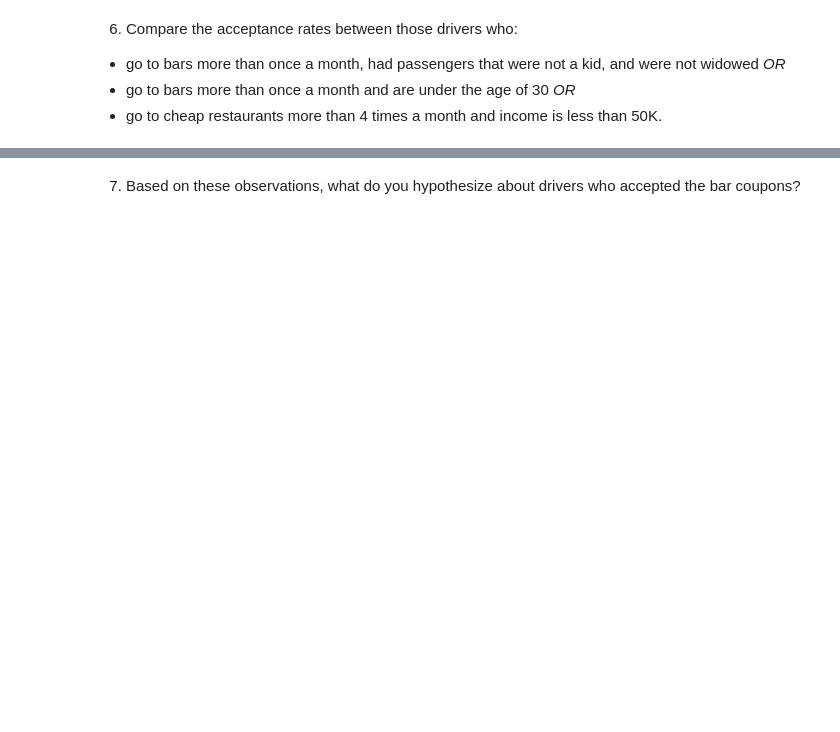
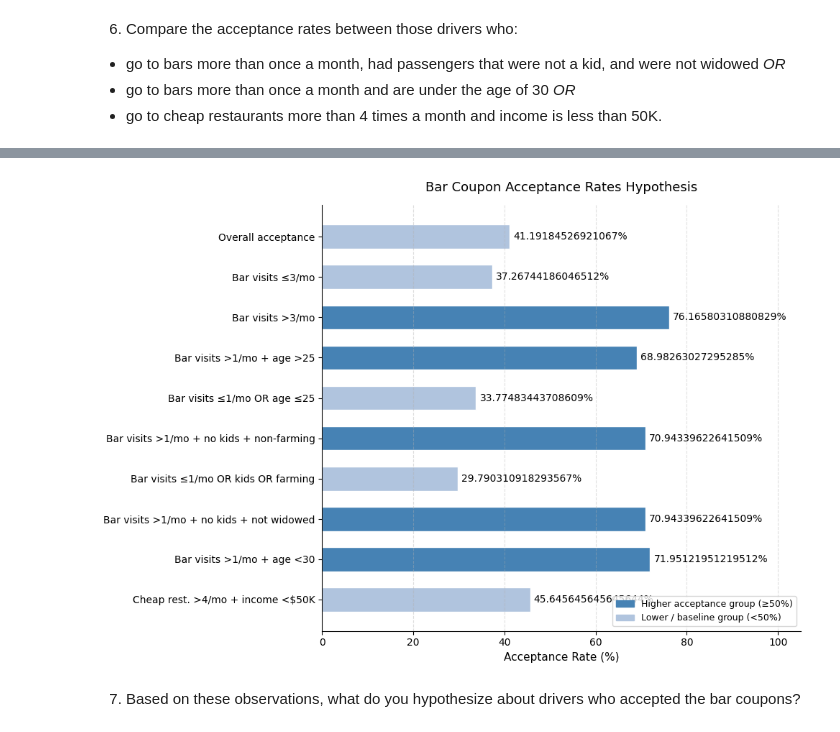
Before and after one commit to gowd-haraginadoni/ML-Will-Customer-Accept-Coupon, a Jupyter notebook: prompt.ipynb, the cells around one changed output, grey strips where cells are left out. Drawn from its saved outputs; the diff is of its cells as text; code cells hidden in the pictures; blank space fills up the shorter version.

```diff
--- a/prompt.ipynb
+++ b/prompt.ipynb
@@ -283,30 +261,28 @@ Acceptance rate of other drivers: 29.79%
 - go to bars more than once a month and are under the age of 30 *OR*
 - go to cheap restaurants more than 4 times a month and income is less than 50K.
 # %%
-acceptance_bar_freq_no_kids_non_farm = df_bar.query(
+acceptance_bar_freq_no_kids_non_farm = acceptance_rate(df_bar.query(
     "Bar not in @bar_less_than_1 and "
     "maritalStatus != 'Widowed' and "
     "passenger != 'Kid(s)'"
-)
-print(f"Acceptance rate: bar visitors >1/month, no kid passengers, not widowed: {acceptance_rate_str(acceptance_bar_freq_no_kids_non_farm)}")
+))
+print(f"Acceptance rate: bar visitors >1/month, no kid passengers, not widowed: {format_perc(acceptance_bar_freq_no_kids_non_farm)}")
 
 age_less_30 = ['21', 'below21', '26']
-acceptance_bar_freq_under_30 = df_bar.query(
+acceptance_bar_freq_under_30 = acceptance_rate(df_bar.query(
     "Bar not in @bar_less_than_1 and "
     "age in @age_less_30"
-)
-print(f"Acceptance rate: bar visitors >1/month, age <30: {acceptance_rate_str(acceptance_bar_freq_under_30)}")
+))
+print(f"Acceptance rate: bar visitors >1/month, age <30: {format_perc(acceptance_bar_freq_under_30)}")
 
 rest_visit_4plus = ['4~8', 'gt8']
 income_less_50k = ['Less than $12500', '$12500 - $24999', '$25000 - $37499', '$37500 - $49999']
-print(f"Val = {df_bar['income'].value_counts()}")
 
-acceptance_budget_dining_under_50k = df_bar.query(
+acceptance_budget_dining_under_50k = acceptance_rate(df_bar.query(
     "RestaurantLessThan20 in @rest_visit_4plus and "
     "income in @income_less_50k"
-)
-print(len(acceptance_budget_dining_under_50k))
-print(f"Acceptance rate: cheap restaurant visitors >4/month, income <$50K: {acceptance_rate_str(acceptance_budget_dining_under_50k)}")
+))
+print(f"Acceptance rate: cheap restaurant visitors >4/month, income <$50K: {format_perc(acceptance_budget_dining_under_50k)}")
 # %% [output]
 Acceptance rate: bar visitors >1/month, no kid passengers, not widowed: 70.94%
 Acceptance rate: bar visitors >1/month, age <30: 71.95%
@@ -325,3 +289,61 @@ Name: count, dtype: int64
 Acceptance rate: cheap restaurant visitors >4/month, income <$50K: 45.65%
+# %%
+data = {
+    'Segment': [
+        'Overall acceptance',
+        'Bar visits ≤3/mo',
+        'Bar visits >3/mo',
+        'Bar visits >1/mo + age >25',
+        'Bar visits ≤1/mo OR age ≤25',
+        'Bar visits >1/mo + no kids + non-farming',
+        'Bar visits ≤1/mo OR kids OR farming',
+        'Bar visits >1/mo + no kids + not widowed',
+        'Bar visits >1/mo + age <30',
+        'Cheap rest. >4/mo + income <$50K'
+    ],
+    'Acceptance Rate (%)': [
+        acceptance_bar_coupon, acceptance_bar_3_or_fewer, acceptance_bar_more_than_3,
+        drivers_25plus_bar_once_atleast_prop, not_drivers_25plus_bar_once_atleast_prop,
+        acceptance_bar_freq_no_kids_non_farm_prop, not_acceptance_bar_freq_no_kids_non_farm_prop,
+        acceptance_bar_freq_no_kids_non_farm, acceptance_bar_freq_under_30, acceptance_budget_dining_under_50k
+    ]
+}
+
+df = pd.DataFrame(data)
+
+# Color each bar based on whether it's a "higher" or "lower" group
+high_threshold = 50
+colors = ['steelblue' if v >= high_threshold else 'lightsteelblue'
+          for v in df['Acceptance Rate (%)']]
+
+# Plot
+fig, ax = plt.subplots(figsize=(10, 7))
+
+bars = ax.barh(df['Segment'], df['Acceptance Rate (%)'],
+               color=colors, edgecolor='white', height=0.6)
+
+# Add value labels at the end of each bar
+for bar, val in zip(bars, df['Acceptance Rate (%)']):
+    ax.text(bar.get_width() + 0.8, bar.get_y() + bar.get_height() / 2,
+            f'{val}%', va='center', fontsize=10)
+
+ax.set_xlim(0, 105)
+ax.set_xlabel('Acceptance Rate (%)', fontsize=11)
+ax.set_title('Bar Coupon Acceptance Rates Hypothesis', fontsize=13, pad=14)
+ax.invert_yaxis()  # highest group at top
+ax.grid(axis='x', linestyle='--', alpha=0.4)
+ax.spines[['top', 'right']].set_visible(False)
+
+# Legend
+legend_patches = [
+    mpatches.Patch(color='steelblue', label='Higher acceptance group (≥50%)'),
+    mpatches.Patch(color='lightsteelblue', label='Lower / baseline group (<50%)')
+]
+ax.legend(handles=legend_patches, loc='lower right', fontsize=9)
+
+plt.tight_layout()
+plt.show()
+# %% [output]
+[figure, added]
 # %% [markdown]
 7.  Based on these observations, what do you hypothesize about drivers who accepted the bar coupons?
```
Also changed, not shown: parts of 12 cells of this notebook.
